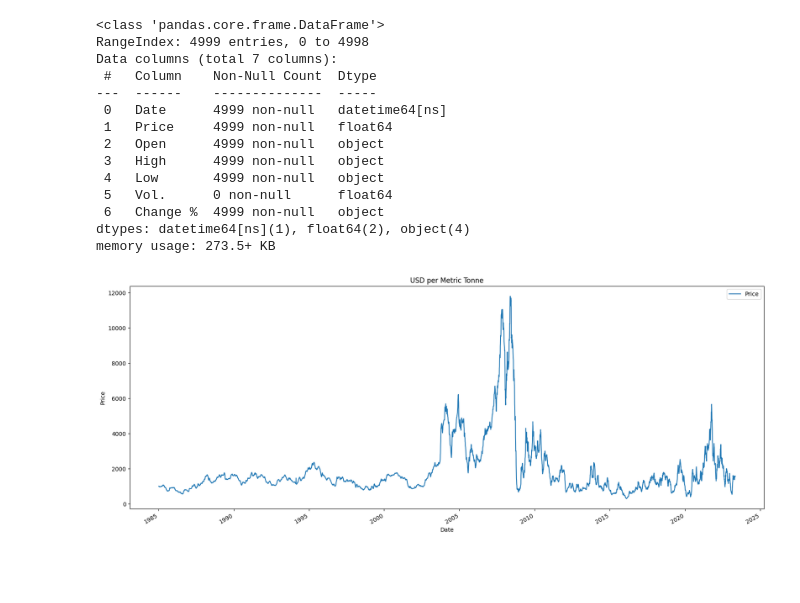
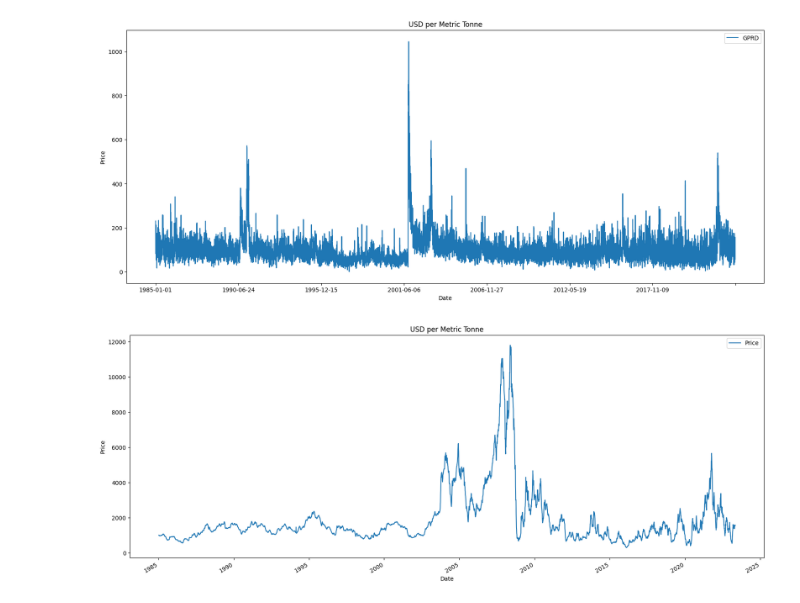
Before and after one commit to abaskon/Thesis, a Jupyter notebook: GPR_and_DBI.ipynb, the cells around one changed output. Drawn from its saved outputs; the diff is of its cells as text; code cells hidden in the pictures; blank space fills up the shorter version.

```diff
--- a/GPR_and_DBI.ipynb
+++ b/GPR_and_DBI.ipynb
@@ -27,4 +55,8 @@ gpr1
 13993 rows × 11 columns
+# %%
+plotgraph(gpr1,'DAY','GPRD')
+# %% [output]
+[figure, added]
 # %%
 dbi1['Date'] = pd.to_datetime(dbi1['Date'], format='%m/%d/%Y')
 dbi2['Date'] = pd.to_datetime(dbi2['Date'], format='%m/%d/%Y')
@@ -34,18 +63 @@ dbi2['Price'] = dbi2['Price'].str.replace(',', '').astype(float)
-# %%
-dbi1.info()
-# %% [output]
-<class 'pandas.core.frame.DataFrame'>
-RangeIndex: 4999 entries, 0 to 4998
-Data columns (total 7 columns):
- #   Column    Non-Null Count  Dtype
----  ------    --------------  -----
- 0   Date      4999 non-null   datetime64[ns]
- 1   Price     4999 non-null   float64
- 2   Open      4999 non-null   object
- 3   High      4999 non-null   object
- 4   Low       4999 non-null   object
- 5   Vol.      0 non-null      float64
- 6   Change %  4999 non-null   object
-dtypes: datetime64[ns](1), float64(2), object(4)
-memory usage: 273.5+ KB
 # %%
```
Also changed, not shown: parts of 8 cells of this notebook.
